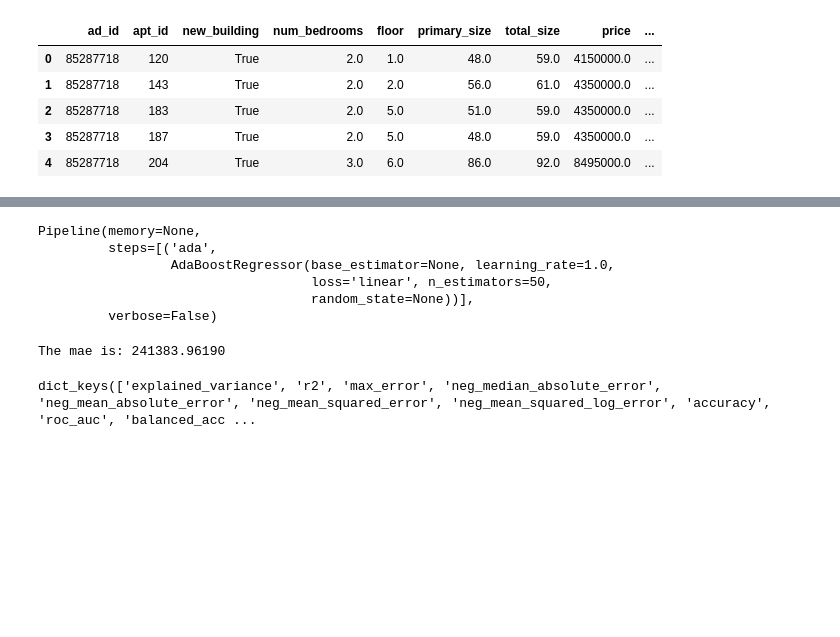
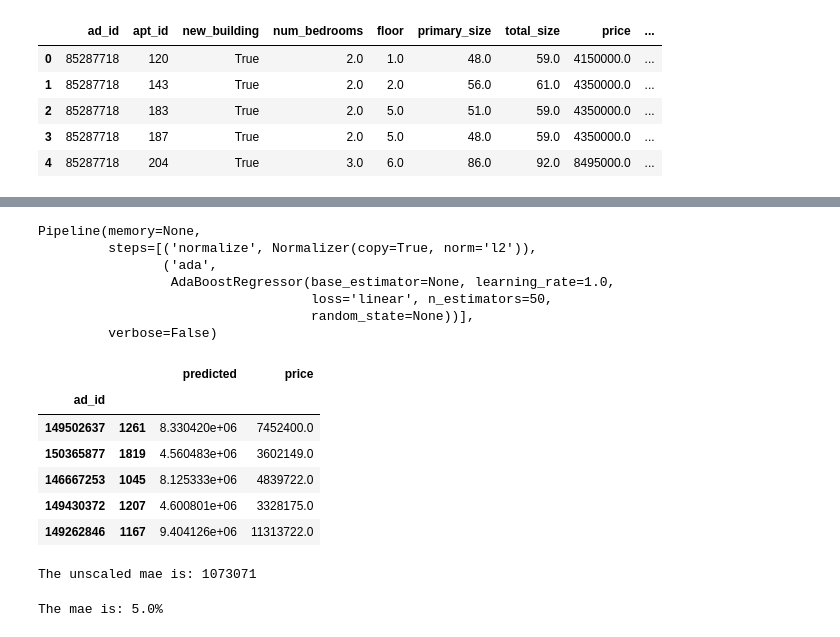
Before and after one commit to rossrco/analyses, a Jupyter notebook: home_oslo_home/modelling.ipynb, the cells around one changed output, grey strips where cells are left out. Drawn from its saved outputs; the diff is of its cells as text; code cells hidden in the pictures; blank space fills up the shorter version.

```diff
--- a/home_oslo_home/modelling.ipynb
+++ b/home_oslo_home/modelling.ipynb
@@ -201,17 +231,16 @@ steps.append(('ada', AdaBoostRegressor()))
 # %%
 pipeline = Pipeline(steps)
 # %%
-scaler_y = StandardScaler().fit(y_train)
+pipeline.fit(X_train, y_train)
+# %% [output]
+Pipeline(memory=None,
+         steps=[('normalize', Normalizer(copy=True, norm='l2')),
+                ('ada',
+                 AdaBoostRegressor(base_estimator=None, learning_rate=1.0,
+                                   loss='linear', n_estimators=50,
+                                   random_state=None))],
+         verbose=False)
-# %%
-pipeline.fit(X_train, scaler_y.transform(y_train).ravel())
-# %% [output]
-Pipeline(memory=None,
-         steps=[('ada',
-                 AdaBoostRegressor(base_estimator=None, learning_rate=1.0,
-                                   loss='linear', n_estimators=50,
-                                   random_state=None))],
-         verbose=False)
 # %%
-pred = scaler_y.inverse_transform(pipeline.predict(X_test))
+pred = pipeline.predict(X_test)
 # %%
-y_pred = pd.DataFrame(pred, index=X_test.index, columns=['predicted'])
+y_pred = pd.Series(pred, index=X_test.index, name='predicted')
@@ -223,4 +246,0 @@ y_pred = pd.DataFrame(pred, index=X_test.index, columns=['predicted'])
-# %%
-print(f'The mae is: {mean_absolute_error(y_test, y_pred):.5f}')
-# %% [output]
-The mae is: 241383.96190
@@ -229,6 +247,29 @@ import sklearn
-# %%
-sklearn.metrics.SCORERS.keys()
-# %% [output]
-dict_keys(['explained_variance', 'r2', 'max_error', 'neg_median_absolute_error', 'neg_mean_absolute_error', 'neg_mean_squared_error', 'neg_mean_squared_log_error', 'accuracy', 'roc_auc', 'balanced_acc ...
+# %%
+data_and_pred = X_test.join(y_pred)
+inverse_scaled_res = pd.DataFrame(scaler.inverse_transform(data_and_pred),
+                                  columns=data_and_pred.columns,
+                                  index=data_and_pred.index).join(model_data[target], how='left')
+
+inverse_scaled_res = inverse_scaled_res[['predicted', target]]
+# %%
+inverse_scaled_res.head()
+# %% [output]
+|  |  | predicted | price |
+| ad_id |  |  |  |
+| 149502637 | 1261 | 8.330420e+06 | 7452400.0 |
+| 150365877 | 1819 | 4.560483e+06 | 3602149.0 |
+| 146667253 | 1045 | 8.125333e+06 | 4839722.0 |
+| 149430372 | 1207 | 4.600801e+06 | 3328175.0 |
+| 149262846 | 1167 | 9.404126e+06 | 11313722.0 |
+# %%
+unscaled_error = mean_absolute_error(inverse_scaled_res[target], inverse_scaled_res['predicted'])
+print(f'The unscaled mae is: {unscaled_error:.0f}')
+# %% [output]
+The unscaled mae is: 1073071
+# %%
+scaled_error = mean_absolute_error(y_test, y_pred)
+print(f'The mae is: {scaled_error:.1%}')
+# %% [output]
+The mae is: 5.0%
 # %%
 train_sizes, train_scores, test_scores = learning_curve(pipeline,
```
Also changed, not shown: parts of 37 cells of this notebook, 2 other files.
